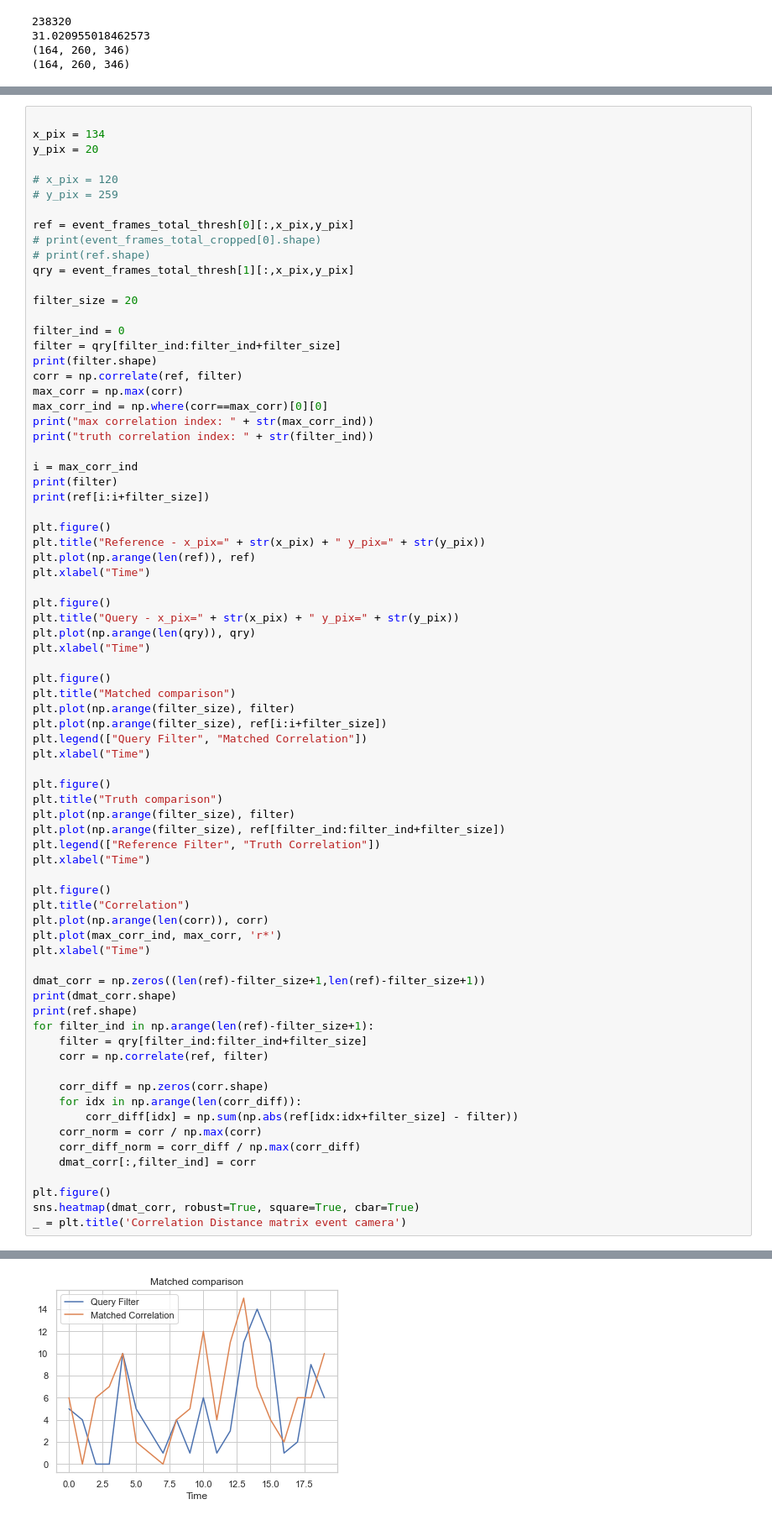
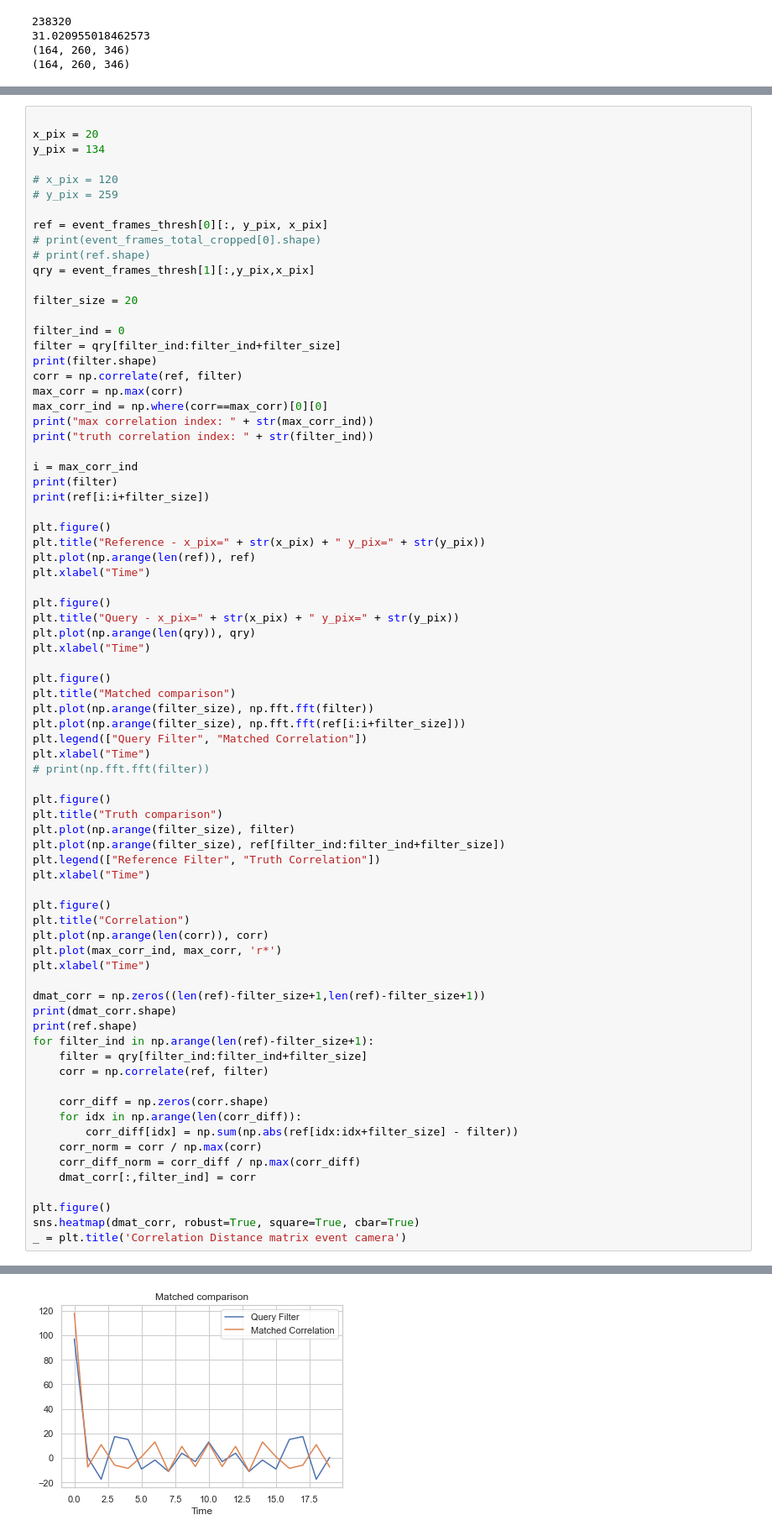
Before and after one commit to rblac5/Event_VPR, a Jupyter notebook: EventVPR_ProfileMatching.ipynb, the cells around one changed output, grey strips where cells are left out. Shown at 84% size. Cells and saved outputs as stored; diff of their text form.

```diff
--- a/EventVPR_ProfileMatching.ipynb
+++ b/EventVPR_ProfileMatching.ipynb
@@ -342,15 +427,15 @@ IndexError: index 284 is out of bounds for axis 1 with size 260
 # %%
 
-x_pix = 134
-y_pix = 20
+x_pix = 20
+y_pix = 134
 
 # x_pix = 120
 # y_pix = 259
 
-ref = event_frames_total_thresh[0][:,x_pix,y_pix]
+ref = event_frames_thresh[0][:, y_pix, x_pix]
 # print(event_frames_total_cropped[0].shape)
 # print(ref.shape)
-qry = event_frames_total_thresh[1][:,x_pix,y_pix]
+qry = event_frames_thresh[1][:,y_pix,x_pix]
 
 filter_size = 20
 
@@ -379,10 +464,11 @@ plt.xlabel("Time")
 
 plt.figure()
 plt.title("Matched comparison")
-plt.plot(np.arange(filter_size), filter)
-plt.plot(np.arange(filter_size), ref[i:i+filter_size])
+plt.plot(np.arange(filter_size), np.fft.fft(filter))
+plt.plot(np.arange(filter_size), np.fft.fft(ref[i:i+filter_size]))
 plt.legend(["Query Filter", "Matched Correlation"])
 plt.xlabel("Time")
+# print(np.fft.fft(filter))
 
 plt.figure()
 plt.title("Truth comparison")
@@ -427,4 +513,4 @@ truth correlation index: 0
-[figure, old version]
+[figure, new version]
 [figure]
 [figure]
 [figure]
```
Also changed, not shown: parts of 17 cells of this notebook, 5 other files.
